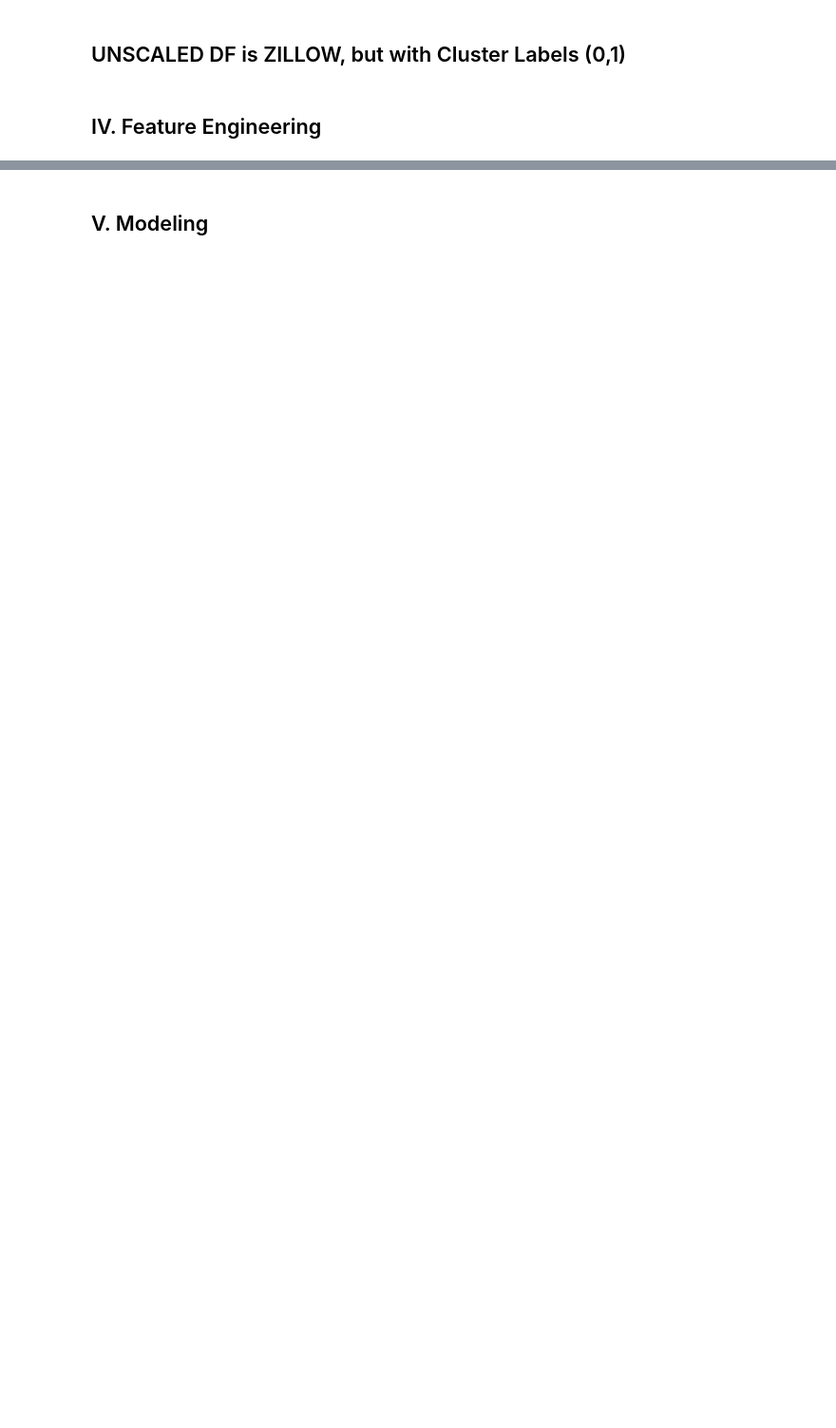
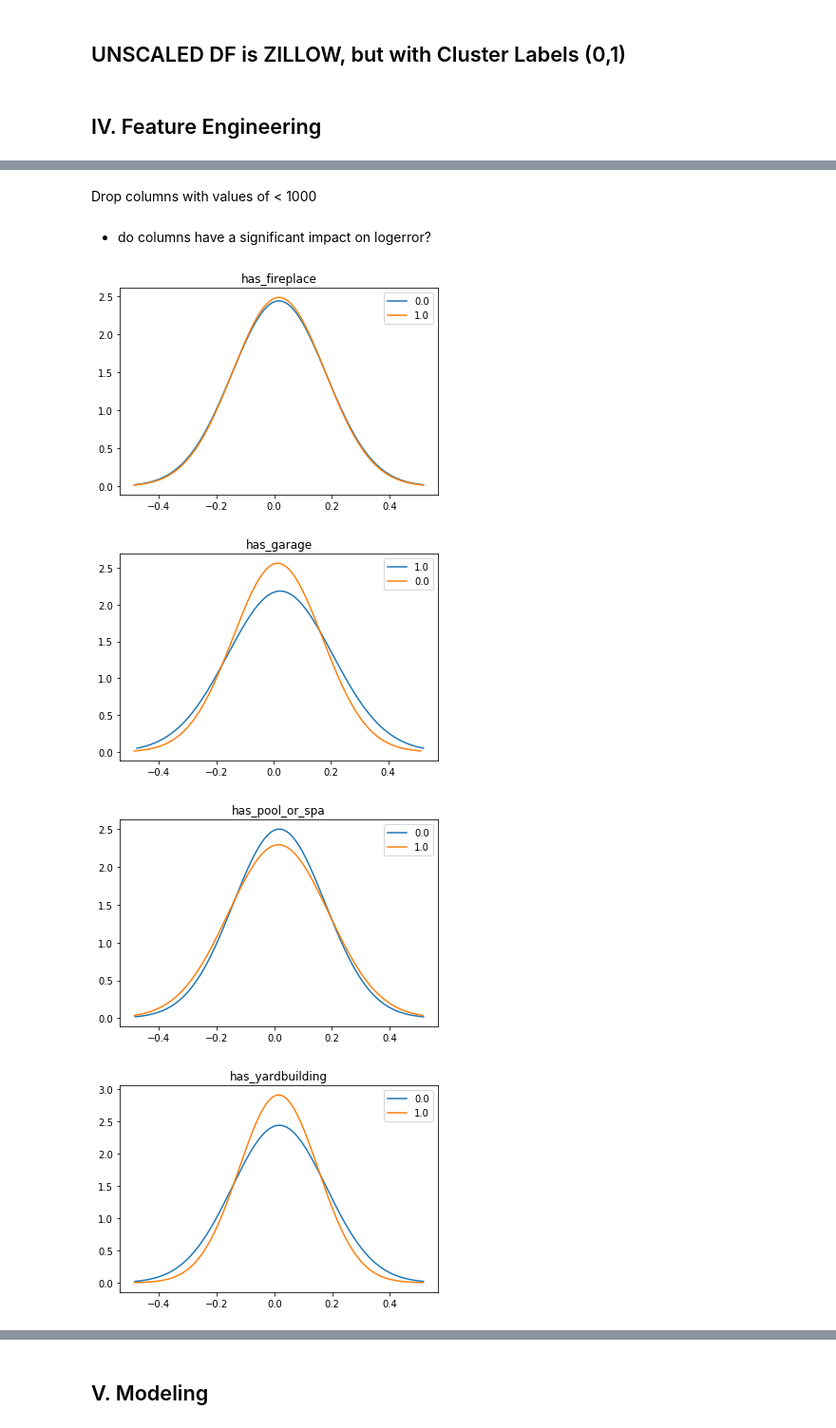
Before and after one commit to LambDom/Zillow-logerror, a Jupyter notebook: project_notebook2.ipynb, the cells around one changed output, grey strips where cells are left out. Shown: that part at 95% size. Drawn from its saved outputs; the diff is of its cells as text; code cells hidden in the pictures; blank space fills up the shorter version.

Commit message:
on to modeling

```diff
--- a/project_notebook2.ipynb
+++ b/project_notebook2.ipynb
@@ -461,0 +563,2 @@ export_csv = unscaled_df.to_csv ('labeled_data.csv', index = None, header=True)
+# %%
+model_zillow = pd.read_csv('labeled_data.csv')
@@ -461,0 +594,13 @@ export_csv = unscaled_df.to_csv ('labeled_data.csv', index = None, header=True)
+# %% [markdown]
+Drop columns with values of < 1000
+# %%
+model_zillow.drop(columns = ['ac_type_id', 'has_basement', 'has_deck', 'heating_type_id', 'property_land_use_id'], inplace = True)
+# %% [markdown]
+- do columns have a significant impact on logerror?
+# %%
+explore.compare_standard_curves(model_zillow)
+# %% [output]
+[figure, added]
+[figure, added]
+[figure, added]
+[figure, added]
```
Also changed, not shown: parts of 42 cells of this notebook.
